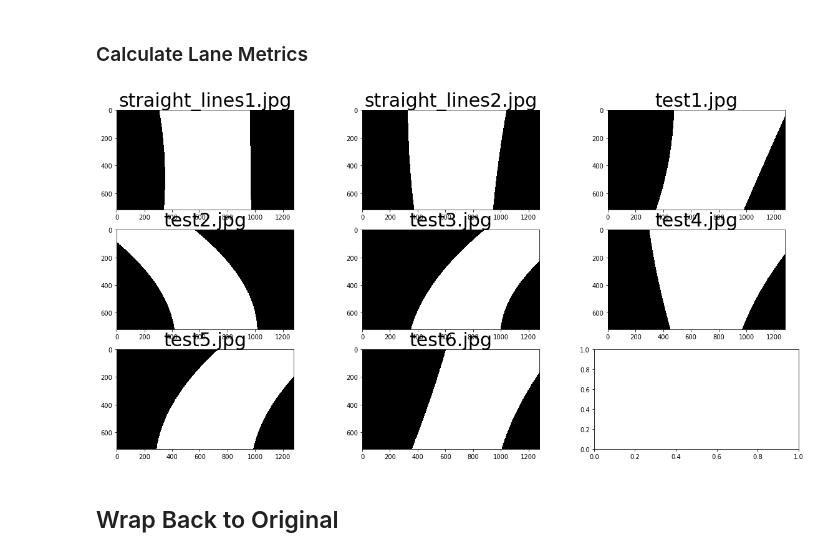
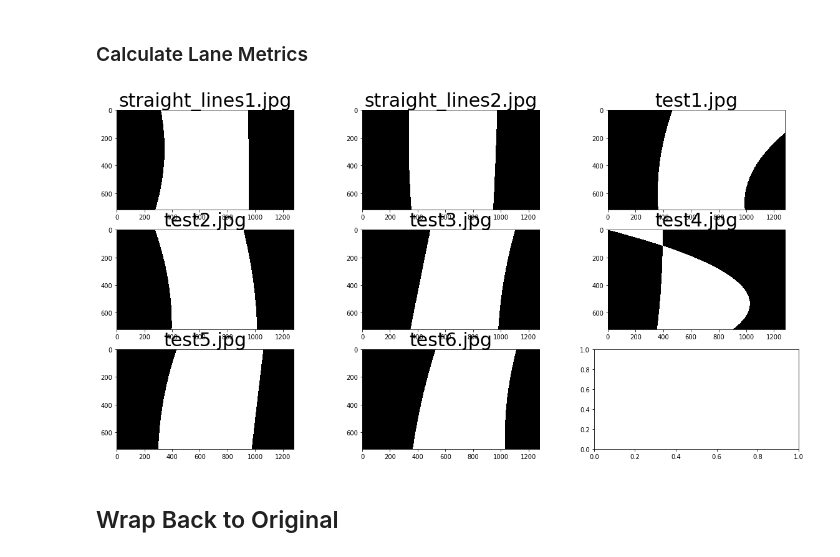
Before and after one commit to benjaminsoellner/CarND-Advanced-Lane-Lines, a Jupyter notebook: CarND 04 Advanced Lane Line Detection.ipynb, the cells around one changed output. Cells and saved outputs as stored; diff of their text form; code cells hidden in the pictures.

```diff
--- a/CarND 04 Advanced Lane Line Detection.ipynb
+++ b/CarND 04 Advanced Lane Line Detection.ipynb
@@ -24,7 +24,7 @@ THRESH_TEST_IMAGE = "test_images/test6.jpg"
 THRESH_MAG = (10, 130)
 THRESH_DIR = (0.7, 1.5)
 THRESH_S = (15, 255)
-UNWARP_PLANE = [(604,440), (671,440), (1064,660), (226,660)]
+UNWARP_PLANE = [(570,460), (711,460), (1064,660), (226,660)]
 UNWARP_X_OFFSET = 280
 UNWARP_Y_OFFSET = 20
 UNWARP_TEST_IMAGE = "test_images/straight_lines1.jpg"
@@ -610,19 +630,24 @@ def combined_search(old_lane, image):
     out_img = slidewindow_img
     next_lane = None
     if old_lane is not None:
-
         proximity_lane, proximity_img = proximity_search(old_lane, image)
-        out_img = np.maximum(slidewindow_img, proximity_img)
-        ys = np.linspace(0, image.shape[0]-1, image.shape[0] )
-        average_lane = (old_lane + proximity_lane)/2
-        proximity_lane_avg = (old_lane + proximity_lane)/2
-        slidewindow_lane_avg = (old_lane + slidewindow_lane)/2
-        proximity_insanity = proximity_lane_avg.insanity(ys)
-        slidewindow_insanity = slidewindow_lane_avg.insanity(ys)
-        if (proximity_insanity < slidewindow_insanity):
-            next_lane = proximity_lane_avg
+        if proximity_lane is not None:
+            out_img = np.maximum(slidewindow_img, proximity_img)
+            ys = np.linspace(0, image.shape[0]-1, image.shape[0] )
+            average_lane = (old_lane + proximity_lane)/2
+            proximity_lane_avg = (old_lane + proximity_lane)/2
+            proximity_insanity = proximity_lane_avg.insanity(ys)
+            if slidewindow_lane is not None:
+                slidewindow_lane_avg = (old_lane + slidewindow_lane)/2
+                slidewindow_insanity = slidewindow_lane_avg.insanity(ys)
+                if (proximity_insanity < slidewindow_insanity):
+                    next_lane = proximity_lane_avg
+                else:
+                    next_lane = slidewindow_lane_avg
+            else:
+                next_lane = proximity_lane_avg
         else:
-            next_lane = slidewindow_lane_avg
+            next_lane = slidewindow_lane
     else:
         next_lane = slidewindow_lane
     return next_lane, out_img
@@ -647,29 +672,30 @@ Here the idea is to take the measurements of where the lane lines are and estima
 ### Calculate Lane Metrics
 # %%
 def plot_lane(image, lane, laneColor):
-    fit_ys = np.linspace(0, image.shape[0]-1, image.shape[0] )
-    left_fit_xs = lane.left.sample_poly(fit_ys)
-    right_fit_xs = lane.right.sample_poly(fit_ys)
-    left_pts = np.array([np.transpose(np.vstack([left_fit_xs, fit_ys]))])
-    right_pts = np.array([np.flipud(np.transpose(np.vstack([right_fit_xs, fit_ys])))])
-    pts = np.hstack((right_pts, left_pts))
-    cv2.fillPoly(image, np.int_(pts), laneColor)
+    if lane is not None:
+        fit_ys = np.linspace(0, image.shape[0]-1, image.shape[0] )
+        left_fit_xs = lane.left.sample_poly(fit_ys)
+        right_fit_xs = lane.right.sample_poly(fit_ys)
+        left_pts = np.array([np.transpose(np.vstack([left_fit_xs, fit_ys]))])
+        right_pts = np.array([np.flipud(np.transpose(np.vstack([right_fit_xs, fit_ys])))])
+        pts = np.hstack((right_pts, left_pts))
+        cv2.fillPoly(image, np.int_(pts), laneColor)
     return image
 
 def update_lane(old_lane, new_image, laneColor=(1., 1., 1.)):
     new_lane, out_img = combined_search(old_lane, new_image)
     lane_img = np.float_(np.zeros_like(new_image))
     plot_lane(lane_img, new_lane, laneColor)
     return new_lane, lane_img
 
 def update_and_plot(image):
     first_lane, _ = slidewindow_search(image)
     _, image = update_lane(first_lane, image)
     return image
 
 run_all_test_images(update_and_plot)
 # %% [output]
-[figure, old version]
+[figure, new version]
 # %% [markdown]
 ## Wrap Back to Original
 # %% [markdown]
```
Also changed, not shown: parts of 8 cells of this notebook, 1 other file.
